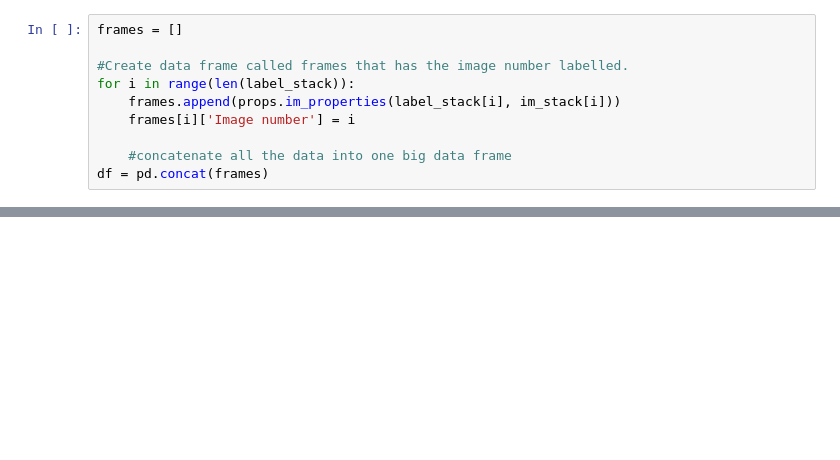
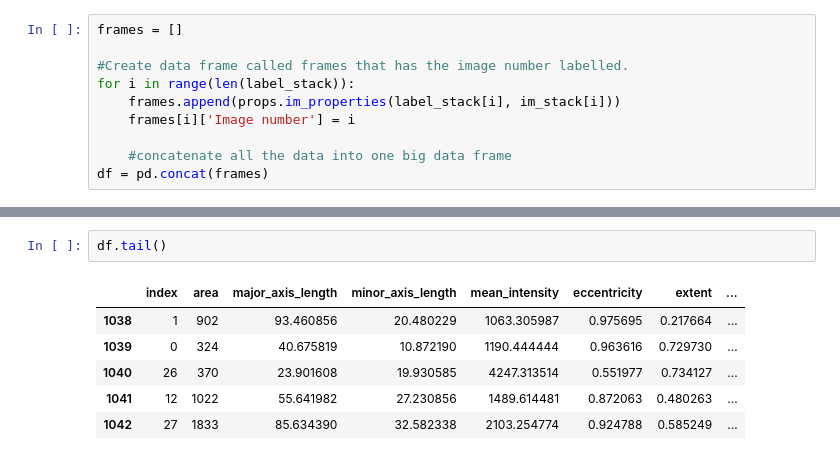
Before and after one commit to jingexu/cells-in-gel, a Jupyter notebook: Z_stack_linking.ipynb, the cells around one changed output, grey strips where cells are left out. Drawn from its saved outputs; the diff is of its cells as text; blank space fills up the shorter version.

```diff
--- a/Z_stack_linking.ipynb
+++ b/Z_stack_linking.ipynb
@@ -74,0 +88,9 @@ df['cell'].max()
+# %%
+df.tail()
+# %% [output]
+|  | index | area | major_axis_length | minor_axis_length | mean_intensity | eccentricity | extent | ... |
+| 1038 | 1 | 902 | 93.460856 | 20.480229 | 1063.305987 | 0.975695 | 0.217664 | ... |
+| 1039 | 0 | 324 | 40.675819 | 10.872190 | 1190.444444 | 0.963616 | 0.729730 | ... |
+| 1040 | 26 | 370 | 23.901608 | 19.930585 | 4247.313514 | 0.551977 | 0.734127 | ... |
+| 1041 | 12 | 1022 | 55.641982 | 27.230856 | 1489.614481 | 0.872063 | 0.480263 | ... |
+| 1042 | 27 | 1833 | 85.634390 | 32.582338 | 2103.254774 | 0.924788 | 0.585249 | ... |
```
Also changed, not shown: parts of 12 cells of this notebook, 3 other files.
